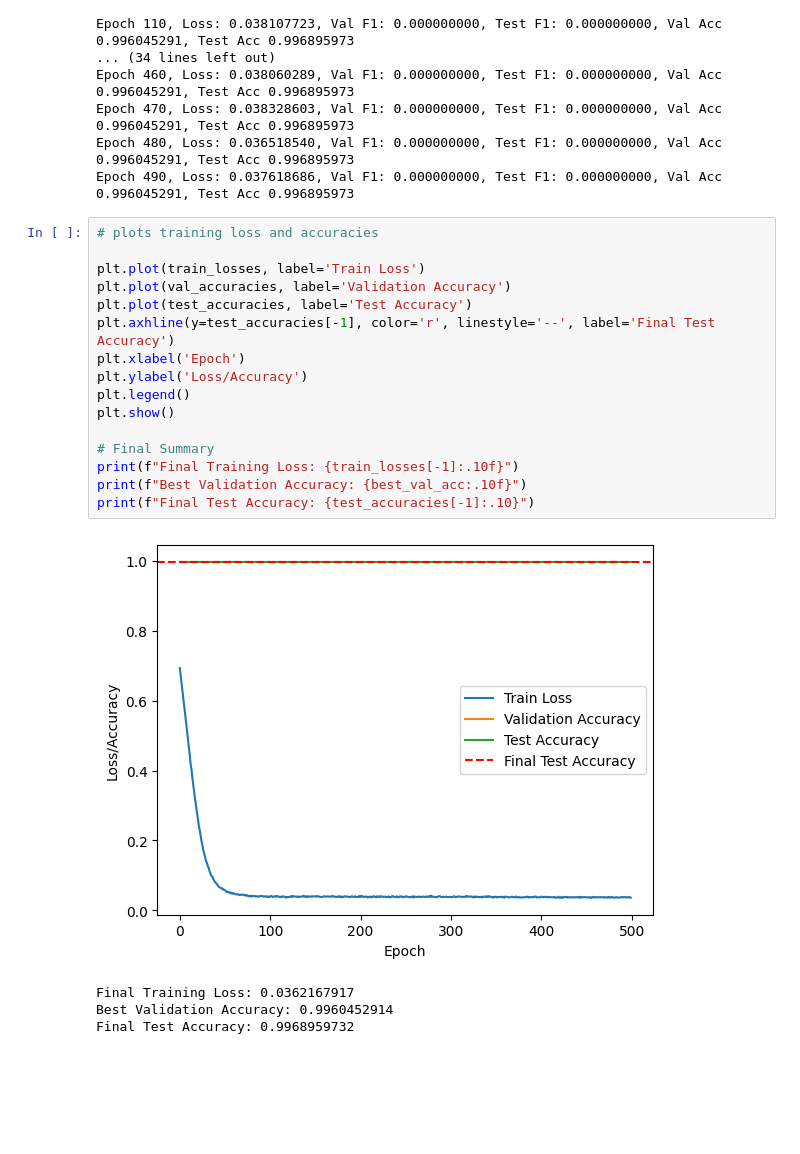
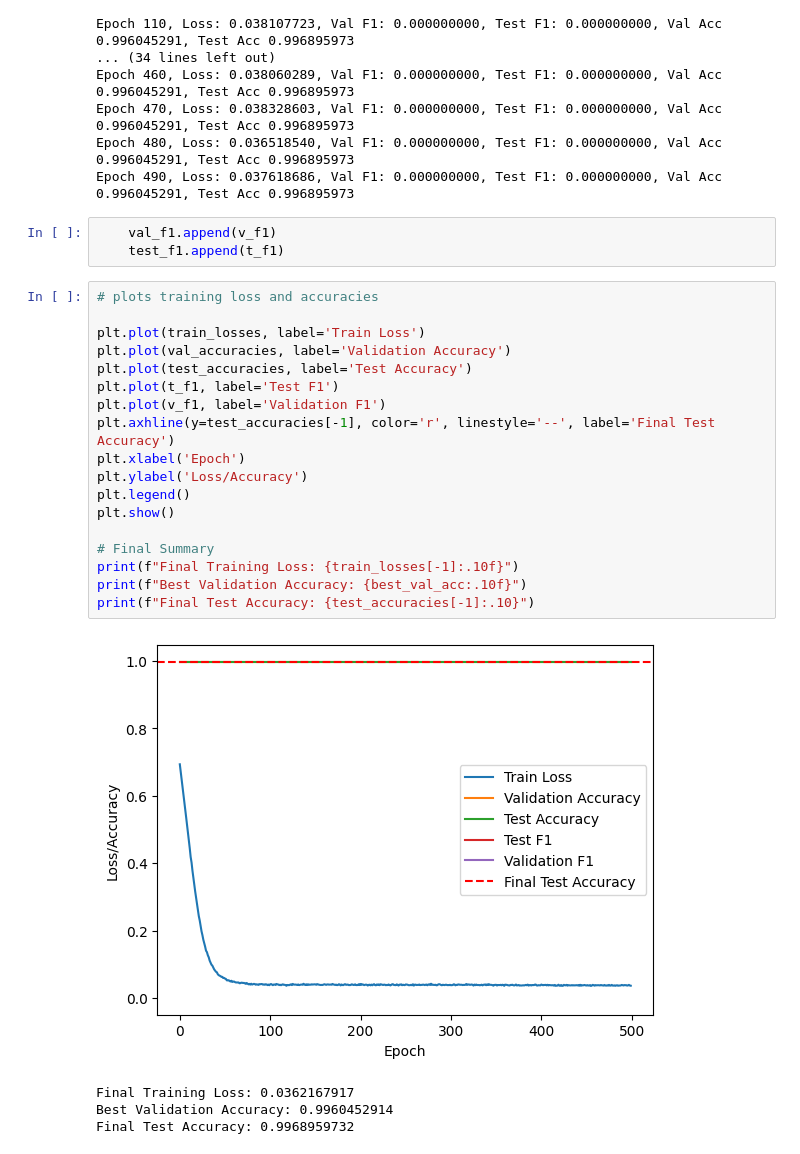
Before and after one commit to scmcqueen/SI608NetworksProject, a Jupyter notebook: gnn.ipynb, the cells around one changed output. Drawn from its saved outputs; the diff is of its cells as text; blank space fills up the shorter version.

Commit message:
Fixed chart

```diff
--- a/gnn.ipynb
+++ b/gnn.ipynb
@@ -282,24 +282,29 @@ Epoch 460, Loss: 0.038060289, Val F1: 0.000000000, Test F1: 0.000000000, Val Acc
 Epoch 470, Loss: 0.038328603, Val F1: 0.000000000, Test F1: 0.000000000, Val Acc 0.996045291, Test Acc 0.996895973
 Epoch 480, Loss: 0.036518540, Val F1: 0.000000000, Test F1: 0.000000000, Val Acc 0.996045291, Test Acc 0.996895973
 Epoch 490, Loss: 0.037618686, Val F1: 0.000000000, Test F1: 0.000000000, Val Acc 0.996045291, Test Acc 0.996895973
+# %%
+    val_f1.append(v_f1)
+    test_f1.append(t_f1)
 # %%
 # plots training loss and accuracies
 
 plt.plot(train_losses, label='Train Loss')
 plt.plot(val_accuracies, label='Validation Accuracy')
 plt.plot(test_accuracies, label='Test Accuracy')
+plt.plot(t_f1, label='Test F1')
+plt.plot(v_f1, label='Validation F1')
 plt.axhline(y=test_accuracies[-1], color='r', linestyle='--', label='Final Test Accuracy')
 plt.xlabel('Epoch')
 plt.ylabel('Loss/Accuracy')
 plt.legend()
 plt.show()
 
 # Final Summary
 print(f"Final Training Loss: {train_losses[-1]:.10f}")
 print(f"Best Validation Accuracy: {best_val_acc:.10f}")
 print(f"Final Test Accuracy: {test_accuracies[-1]:.10}")
 # %% [output]
-[figure, old version]
+[figure, new version]
 Final Training Loss: 0.0362167917
 Best Validation Accuracy: 0.9960452914
 Final Test Accuracy: 0.9968959732
```
